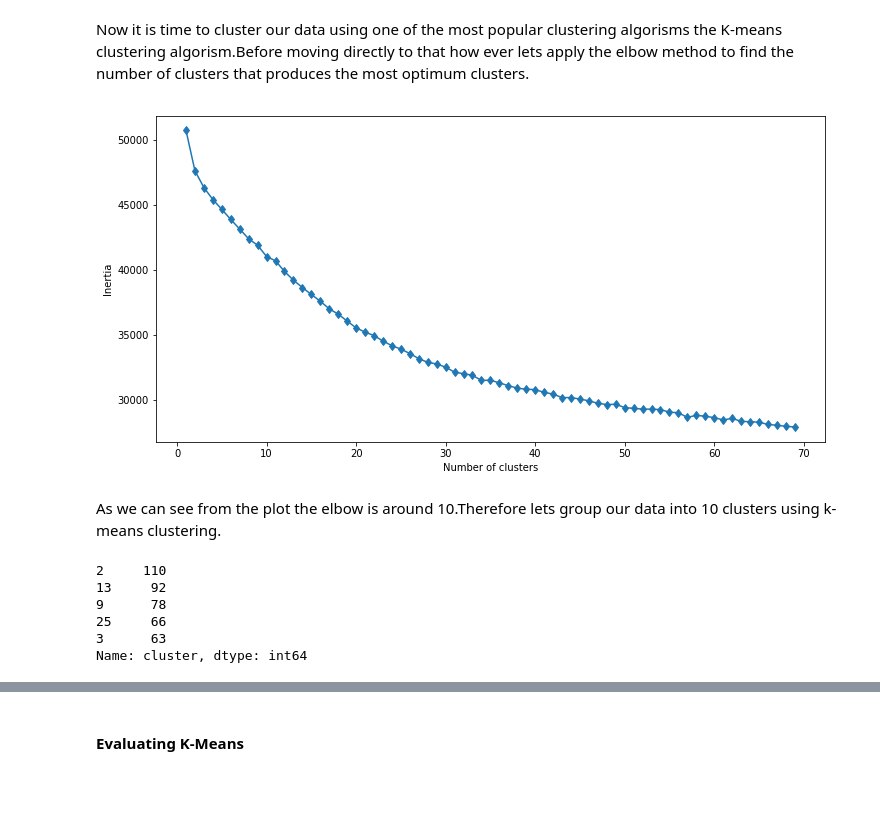
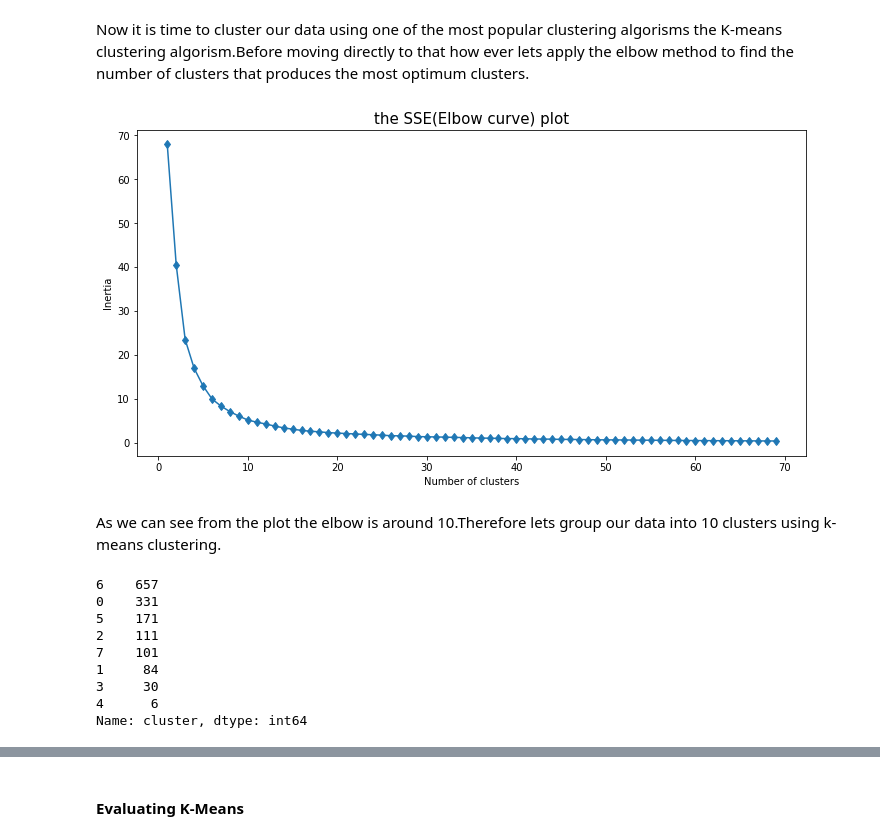
Before and after one commit to AmanuelKG/sharing_thinkful, a Jupyter notebook: final_capstone/final_capstone.ipynb, the cells around one changed output, grey strips where cells are left out. Cells and saved outputs as stored; diff of their text form; code cells hidden in the pictures; blank space fills up the shorter version.

```diff
--- a/final_capstone/final_capstone.ipynb
+++ b/final_capstone/final_capstone.ipynb
@@ -353,7 +353,7 @@ combined_data.head()
 # %% [markdown]
 ### MODELING
 # %%
-scaler = StandardScaler()
+scaler = Normalizer()
 data_scaled = scaler.fit_transform(combined_data)
 # %% [markdown]
 ### K-Means
@@ -362,19 +362,20 @@ Now it is time to cluster our data using one of the most popular clustering algo
 # %%
 # fitting multiple k-means algorithms and storing the values in an empty list
 SSE = []
 for cluster in range(1,70):
     kmeans = KMeans(n_jobs = -1, n_clusters = cluster)
     kmeans.fit(data_scaled)
     SSE.append(kmeans.inertia_)
 
 # converting the results into a dataframe and plotting them
 frame = pd.DataFrame({'Cluster':range(1,70), 'SSE':SSE})
 plt.figure(figsize=(12,6))
 plt.plot(frame['Cluster'], frame['SSE'], marker='d')
+plt.title('the SSE(Elbow curve) plot', fontsize = 15)
 plt.xlabel('Number of clusters')
 plt.ylabel('Inertia');
 # %% [output]
-[figure, old version]
+[figure, new version]
 # %% [markdown]
 As we can see from the plot the elbow is around 10.Therefore lets group our data into 10 clusters using k-means clustering.
 # %%
@@ -382,15 +383,19 @@ kmeans = KMeans(n_clusters = 29, random_state=45)
 kmeans.fit(data_scaled)
 pred = kmeans.predict(data_scaled)
 # %%
+#K-means clusters with their size
 frame = pd.DataFrame(data_scaled)
 frame['cluster'] = pred
-frame['cluster'].value_counts().head()
+frame['cluster'].value_counts()
 # %% [output]
-2     110
-13     92
-9      78
-25     66
-3      63
+6    657
+0    331
+5    171
+2    111
+7    101
+1     84
+3     30
+4      6
 Name: cluster, dtype: int64
 # %%
 
```
Also changed, not shown: parts of 36 cells of this notebook.
